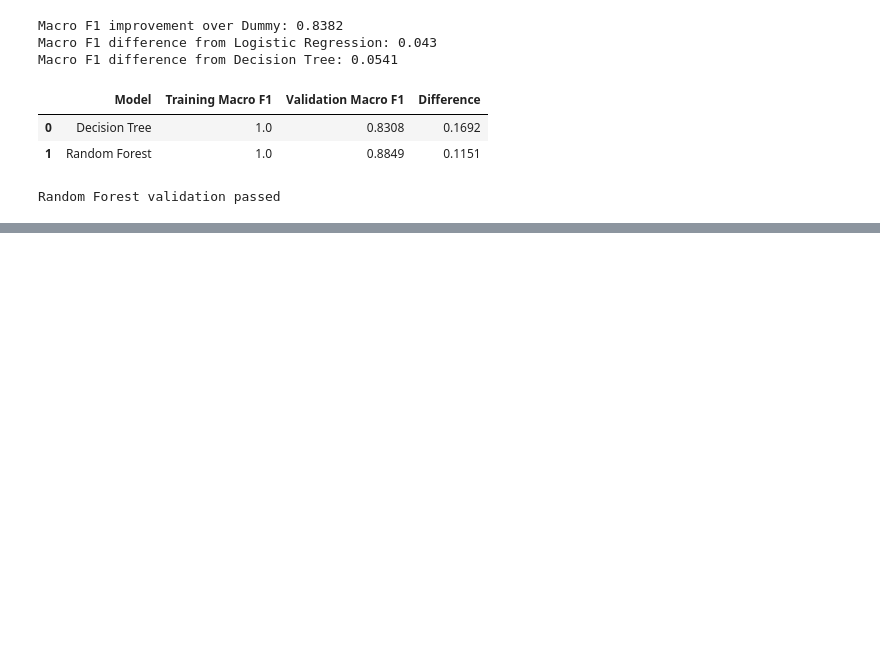
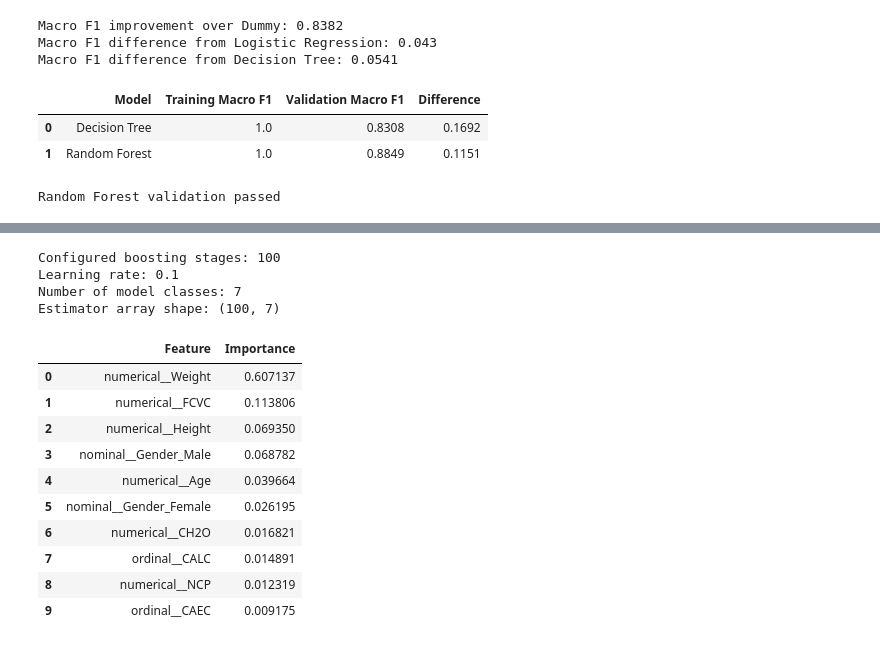
Before and after one commit to SMCodeX7/Obesity-Risk-Intelligence-System, a Jupyter notebook: notebooks/04_baseline_models.ipynb, the cells around one changed output, grey strips where cells are left out. Cells and saved outputs as stored; diff of their text form; code cells hidden in the pictures; blank space fills up the shorter version.

```diff
--- a/notebooks/04_baseline_models.ipynb
+++ b/notebooks/04_baseline_models.ipynb
@@ -2027,0 +2396,72 @@ Random Forest validation passed
+# %%
+fitted_gradient_boosting = (
+    gradient_boosting_pipeline
+    .named_steps["classifier"]
+)
+
+print(
+    "Configured boosting stages:",
+    fitted_gradient_boosting.n_estimators,
+)
+
+print(
+    "Learning rate:",
+    fitted_gradient_boosting.learning_rate,
+)
+
+print(
+    "Number of model classes:",
+    len(fitted_gradient_boosting.classes_),
+)
+
+print(
+    "Estimator array shape:",
+    fitted_gradient_boosting.estimators_.shape,
+)
+# %% [output]
+Configured boosting stages: 100
+Learning rate: 0.1
+Number of model classes: 7
+Estimator array shape: (100, 7)
+# %%
+gradient_boosting_preprocessor = (
+    gradient_boosting_pipeline
+    .named_steps["preprocessor"]
+)
+
+gradient_boosting_feature_names = (
+    gradient_boosting_preprocessor
+    .get_feature_names_out()
+)
+
+gradient_boosting_importances = (
+    fitted_gradient_boosting.feature_importances_
+)
+
+gradient_boosting_importance_df = (
+    pd.DataFrame(
+        {
+            "Feature": gradient_boosting_feature_names,
+            "Importance": gradient_boosting_importances,
+        }
+    )
+    .sort_values(
+        by="Importance",
+        ascending=False,
+    )
+    .reset_index(drop=True)
+)
+
+gradient_boosting_importance_df.head(10)
+# %% [output]
+|  | Feature | Importance |
+| 0 | numerical__Weight | 0.607137 |
+| 1 | numerical__FCVC | 0.113806 |
+| 2 | numerical__Height | 0.069350 |
+| 3 | nominal__Gender_Male | 0.068782 |
+| 4 | numerical__Age | 0.039664 |
+| 5 | nominal__Gender_Female | 0.026195 |
+| 6 | numerical__CH2O | 0.016821 |
+| 7 | ordinal__CALC | 0.014891 |
+| 8 | numerical__NCP | 0.012319 |
+| 9 | ordinal__CAEC | 0.009175 |
```
Also changed, not shown: parts of 17 cells of this notebook.
